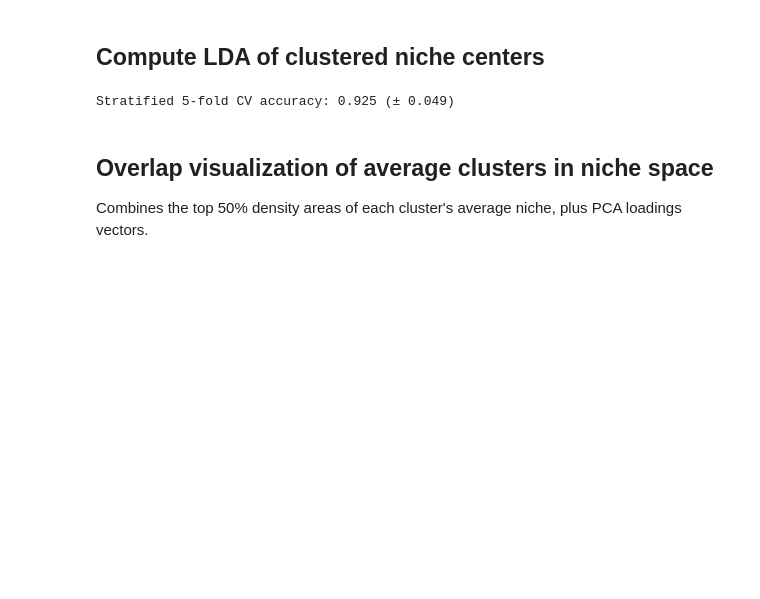
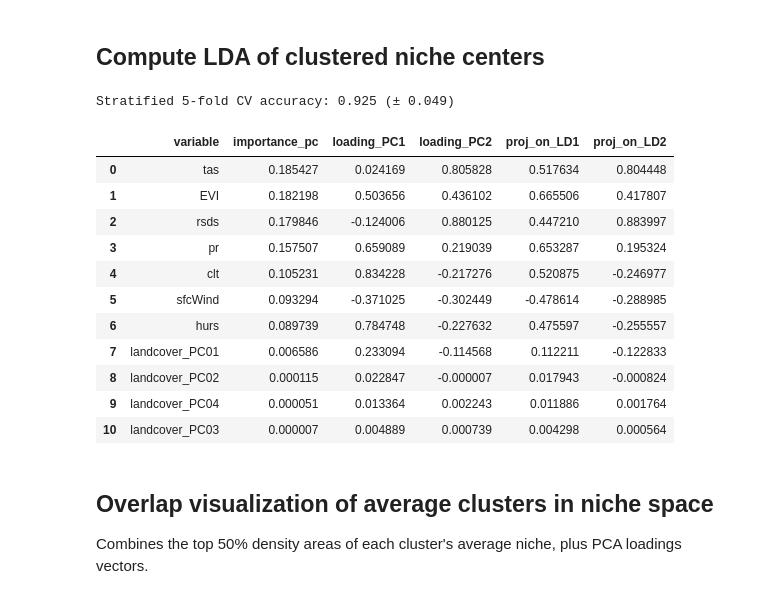
Before and after one commit to KLKua/DeepSDM, a Jupyter notebook: Fig5_nichespace_clustering.ipynb, the cells around one changed output. Saved outputs shown, nothing was run; the diff lists cells and outputs as text; code cells hidden in the pictures; blank space fills up the shorter version.

```diff
--- a/Fig5_nichespace_clustering.ipynb
+++ b/Fig5_nichespace_clustering.ipynb
@@ -269,8 +269,21 @@ df_center
 ## Compute LDA of clustered niche centers
 # %%
 df_lda_result, df_ldaonPC, lda_explained_ratio, k_fold_validation = PU.calculate_nichecenter_cluster_lda()
+df_lda_result
 # %% [output]
 Stratified 5-fold CV accuracy: 0.925 (± 0.049)
+|  | variable | importance_pc | loading_PC1 | loading_PC2 | proj_on_LD1 | proj_on_LD2 |
+| 0 | tas | 0.185427 | 0.024169 | 0.805828 | 0.517634 | 0.804448 |
+| 1 | EVI | 0.182198 | 0.503656 | 0.436102 | 0.665506 | 0.417807 |
+| 2 | rsds | 0.179846 | -0.124006 | 0.880125 | 0.447210 | 0.883997 |
+| 3 | pr | 0.157507 | 0.659089 | 0.219039 | 0.653287 | 0.195324 |
+| 4 | clt | 0.105231 | 0.834228 | -0.217276 | 0.520875 | -0.246977 |
+| 5 | sfcWind | 0.093294 | -0.371025 | -0.302449 | -0.478614 | -0.288985 |
+| 6 | hurs | 0.089739 | 0.784748 | -0.227632 | 0.475597 | -0.255557 |
+| 7 | landcover_PC01 | 0.006586 | 0.233094 | -0.114568 | 0.112211 | -0.122833 |
+| 8 | landcover_PC02 | 0.000115 | 0.022847 | -0.000007 | 0.017943 | -0.000824 |
+| 9 | landcover_PC04 | 0.000051 | 0.013364 | 0.002243 | 0.011886 | 0.001764 |
+| 10 | landcover_PC03 | 0.000007 | 0.004889 | 0.000739 | 0.004298 | 0.000564 |
 # %% [markdown]
 ## Overlap visualization of average clusters in niche space
 Combines the top 50% density areas of each cluster's average niche, plus PCA loadings vectors.
```
Also changed, not shown: parts of 1 cell of this notebook.
